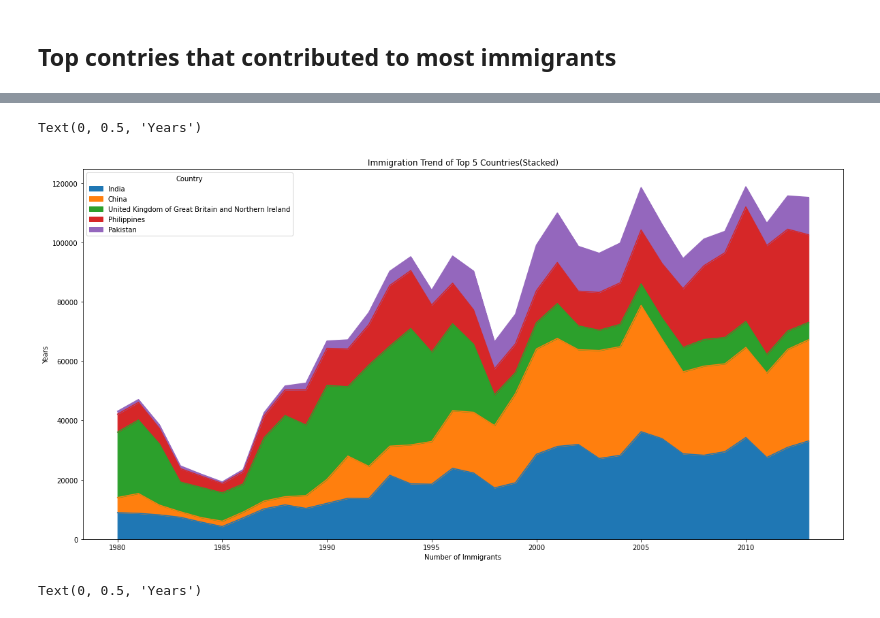
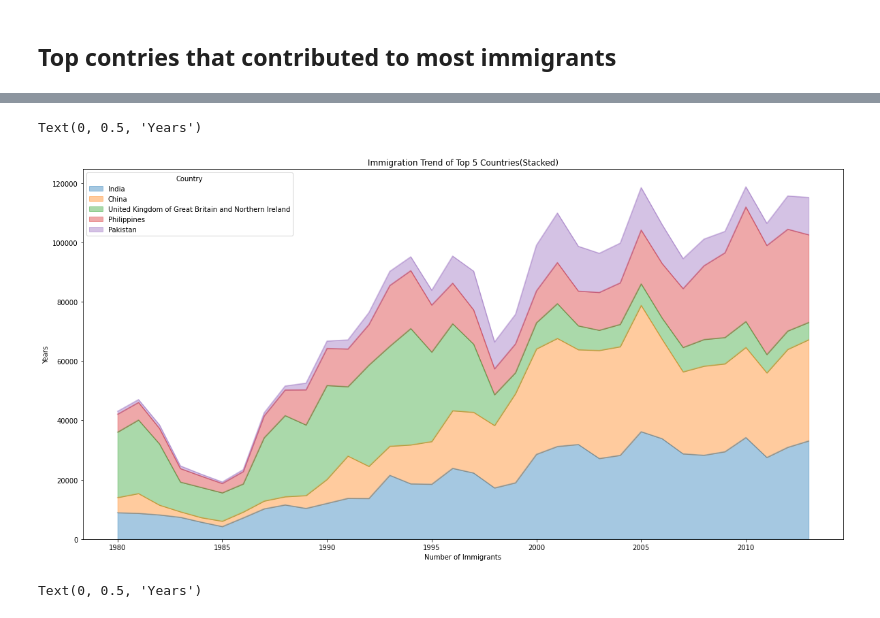
Before and after one commit to AbhinandGK/Canada-immigration-Analysis, a Jupyter notebook: canada emigration.ipynb, the cells around one changed output, grey strips where cells are left out. Cells and saved outputs as stored; diff of their text form; code cells hidden in the pictures.

```diff
--- a/canada emigration.ipynb
+++ b/canada emigration.ipynb
@@ -196,11 +187,11 @@ df.sort_values(['Total'],inplace=True,axis=0,ascending=False)
 top=df.head(5)
 top=top[years].transpose()
 # %%
-top.plot(kind='area',figsize=(20, 10),stacked=True)
+top.plot(kind='area',figsize=(20, 10),stacked=True,alpha=.4)
 plt.title('Immigration Trend of Top 5 Countries(Stacked)')
 plt.xlabel('Number of Immigrants')
 plt.ylabel('Years')
 # %% [output]
 Text(0, 0.5, 'Years')
-[figure, old version]
+[figure, new version]
 # %%
```
Also changed, not shown: parts of 14 cells of this notebook.
